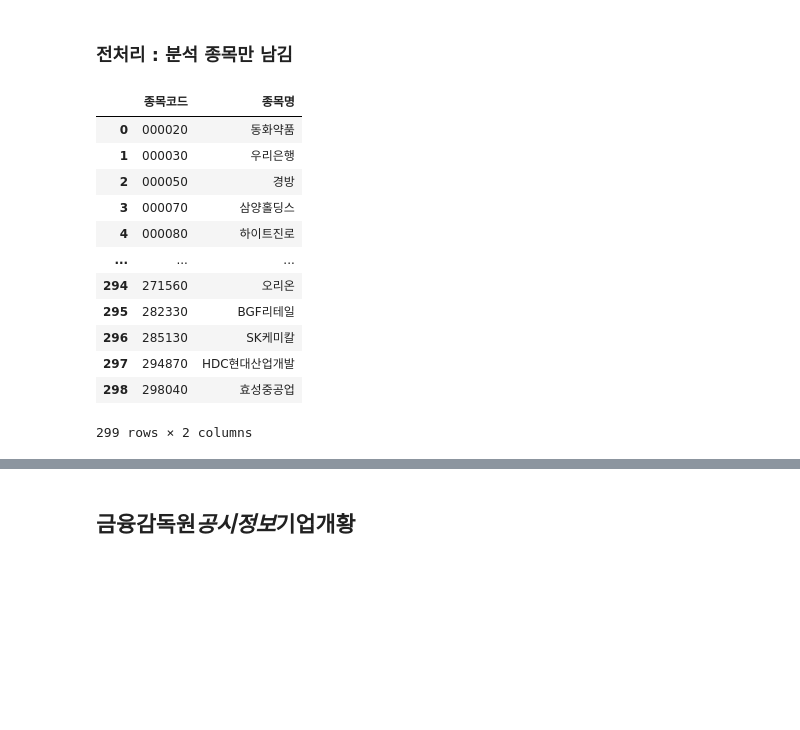
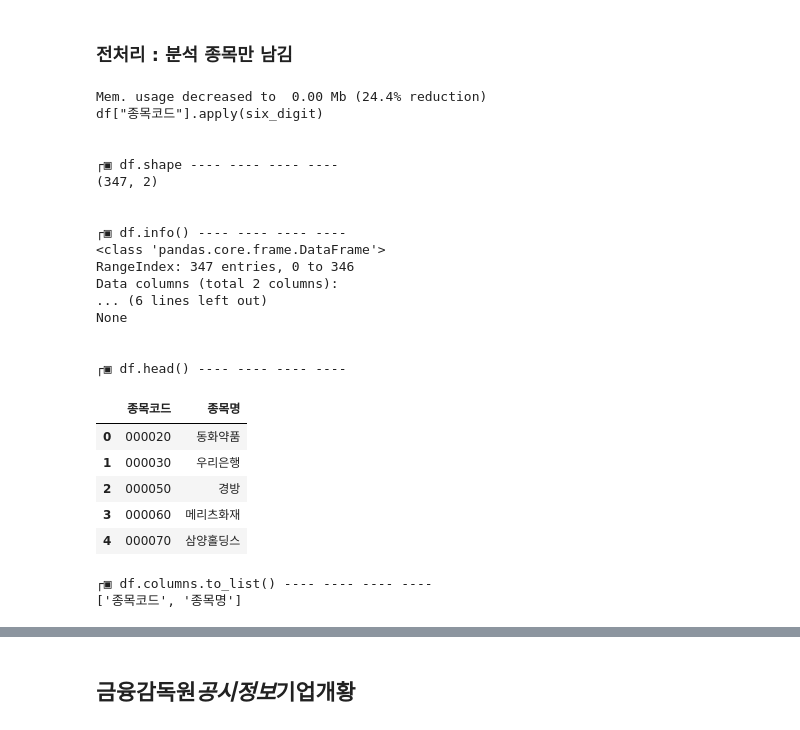
Before and after one commit to dkssudgb/ESG, a Jupyter notebook: DataCollection/finaStat.ipynb, the cells around one changed output, grey strips where cells are left out. Cells and saved outputs as stored; diff of their text form; code cells hidden in the pictures; blank space fills up the shorter version.

```diff
--- a/DataCollection/finaStat.ipynb
+++ b/DataCollection/finaStat.ipynb
@@ -122,24 +124,34 @@ df_cc.head()
 | 3889 | 037600 | 00247939 | 씨모스 |
 # %% [markdown]
 ### 전처리 : 분석 종목만 남김
-# %%
-df_components = pd.read_csv(f"{data_path}components_list.csv")
-df_components["종목코드"] = df_components["종목코드"].astype(str).apply(lambda x: x.zfill(6))
-df_components
-# %% [output]
-|  | 종목코드 | 종목명 |
-| 0 | 000020 | 동화약품 |
-| 1 | 000030 | 우리은행 |
-| 2 | 000050 | 경방 |
-| 3 | 000070 | 삼양홀딩스 |
-| 4 | 000080 | 하이트진로 |
-| ... | ... | ... |
-| 294 | 271560 | 오리온 |
-| 295 | 282330 | BGF리테일 |
-| 296 | 285130 | SK케미칼 |
-| 297 | 294870 | HDC현대산업개발 |
-| 298 | 298040 | 효성중공업 |
-299 rows × 2 columns
+# %%
+df_components = m.DataLoad(fp_components)
+# %% [output]
+Mem. usage decreased to  0.00 Mb (24.4% reduction)
+df["종목코드"].apply(six_digit)
+
+
+┌▣ df.shape ---- ---- ---- ----
+(347, 2)
+
+
+┌▣ df.info() ---- ---- ---- ----
+<class 'pandas.core.frame.DataFrame'>
+RangeIndex: 347 entries, 0 to 346
+Data columns (total 2 columns):
+... (6 lines left out)
+None
+
+
+┌▣ df.head() ---- ---- ---- ----
+|  | 종목코드 | 종목명 |
+| 0 | 000020 | 동화약품 |
+| 1 | 000030 | 우리은행 |
+| 2 | 000050 | 경방 |
+| 3 | 000060 | 메리츠화재 |
+| 4 | 000070 | 삼양홀딩스 |
+┌▣ df.columns.to_list() ---- ---- ---- ----
+['종목코드', '종목명']
 # %%
 list_components = set(df_components["종목코드"].to_list())  # KOSPI200 종목코드 리스트
 df_cc.drop(df_cc[~df_cc["stock_code"].isin(list_components)].index, inplace=True)
```
Also changed, not shown: parts of 11 cells of this notebook, 11 other files.
